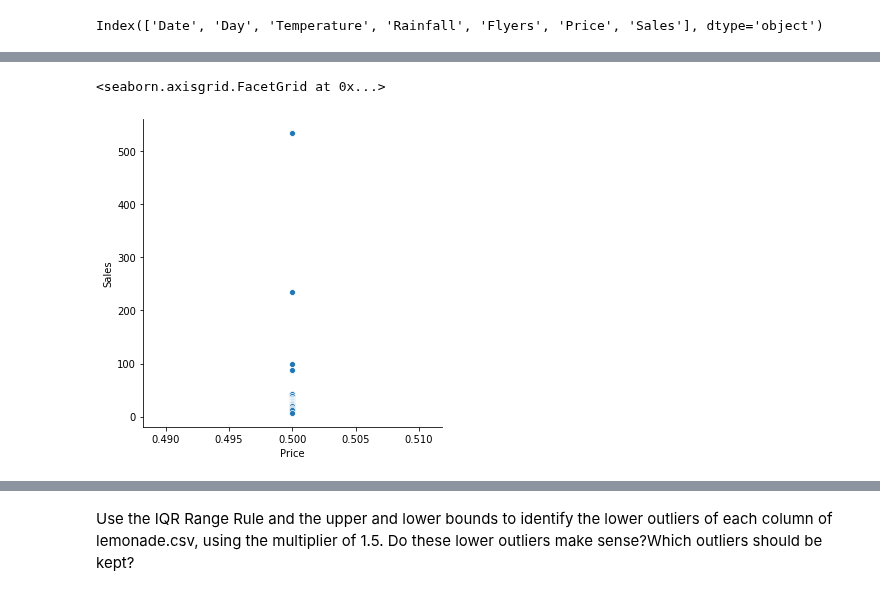
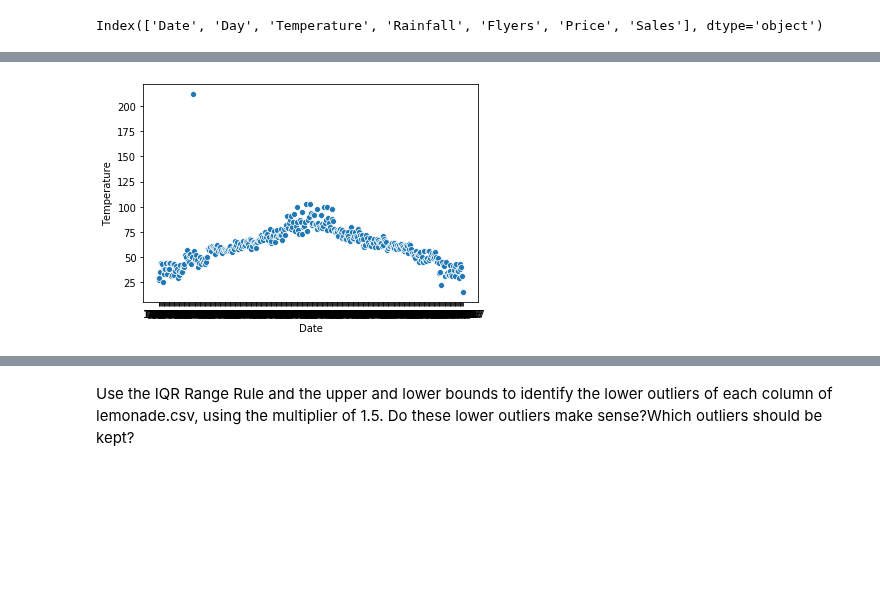
Before and after one commit to cari-holmes/ds-methodologies-exercises, a Jupyter notebook: anomaly_detection/continuous_probabilistic_methods.ipynb, the cells around one changed output, grey strips where cells are left out. Saved outputs shown, nothing was run; the diff lists cells and outputs as text; code cells hidden in the pictures; blank space fills up the shorter version.

```diff
--- a/anomaly_detection/continuous_probabilistic_methods.ipynb
+++ b/anomaly_detection/continuous_probabilistic_methods.ipynb
@@ -75,7 +74,7 @@ df.plot(figsize=(12,6))
 [figure]
-# %%
-sns.relplot(x='Price', y='Sales', data=df)
-# %% [output]
-<seaborn.axisgrid.FacetGrid at 0x...>
-[figure, removed]
+# %%
+sns.scatterplot(data=df, x='Date', y='Temperature')
+plt.show()
+# %% [output]
+[figure, added]
 # %%
```
Also changed, not shown: parts of 39 cells of this notebook.
